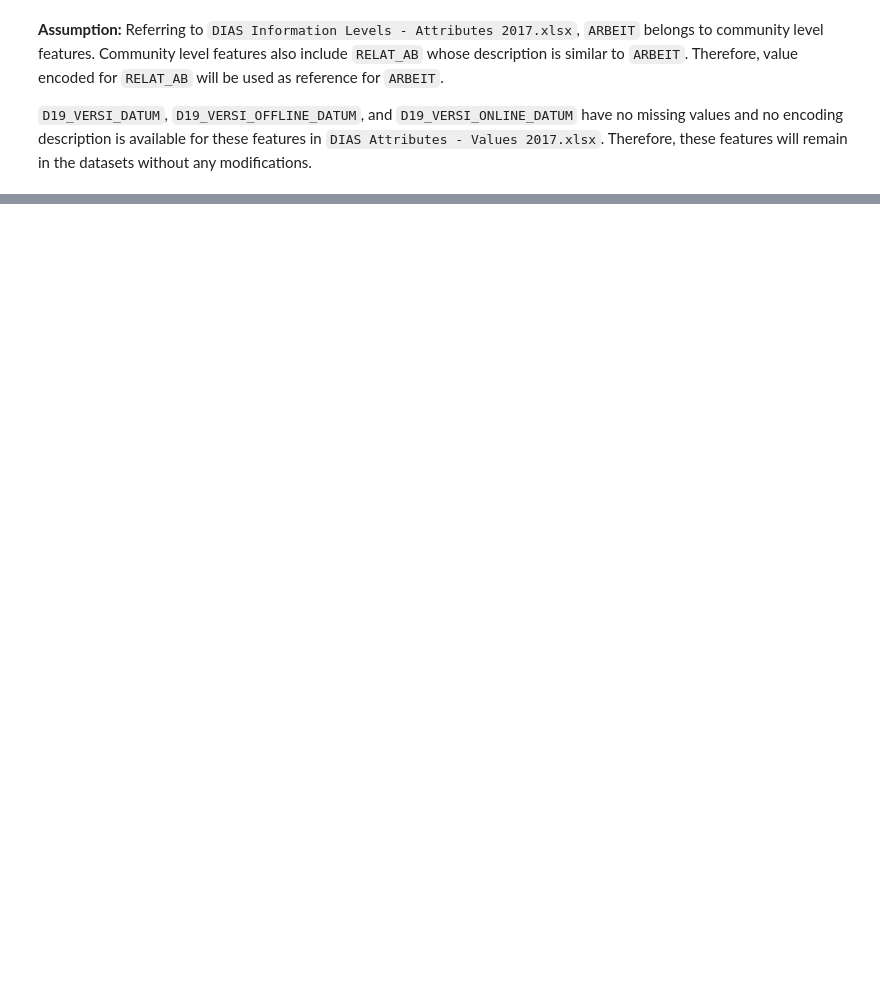
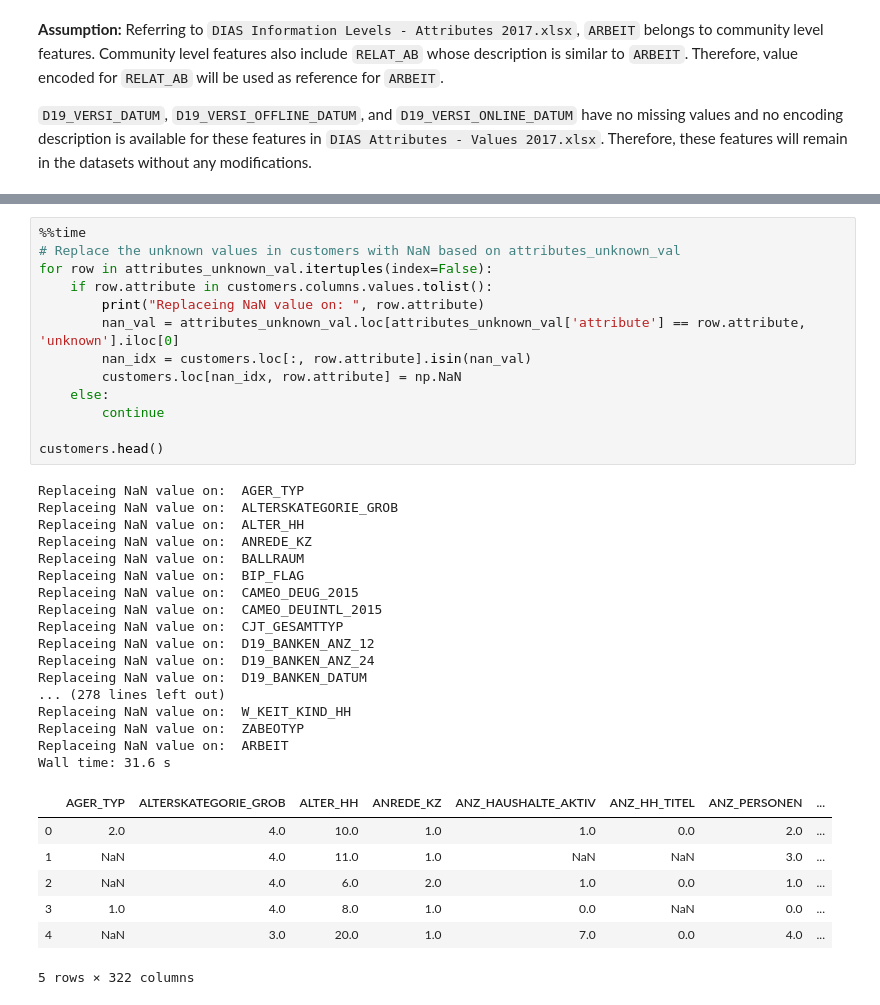
Before and after one commit to rezaabdullah/data_science_portfolio, a Jupyter notebook: capstone/Arvato_Project_Workbook_Draft.ipynb, the cells around one changed output, grey strips where cells are left out. Saved outputs shown, nothing was run; the diff lists cells and outputs as text; blank space fills up the shorter version.

```diff
--- a/capstone/Arvato_Project_Workbook_Draft.ipynb
+++ b/capstone/Arvato_Project_Workbook_Draft.ipynb
@@ -218,0 +297,38 @@ azdias_subset_distinct_val
+# %%
+%%time
+# Replace the unknown values in customers with NaN based on attributes_unknown_val
+for row in attributes_unknown_val.itertuples(index=False):
+    if row.attribute in customers.columns.values.tolist():
+        print("Replaceing NaN value on: ", row.attribute)
+        nan_val = attributes_unknown_val.loc[attributes_unknown_val['attribute'] == row.attribute, 'unknown'].iloc[0]
+        nan_idx = customers.loc[:, row.attribute].isin(nan_val)
+        customers.loc[nan_idx, row.attribute] = np.NaN
+    else:
+        continue
+
+customers.head()
+# %% [output]
+Replaceing NaN value on:  AGER_TYP
+Replaceing NaN value on:  ALTERSKATEGORIE_GROB
+Replaceing NaN value on:  ALTER_HH
+Replaceing NaN value on:  ANREDE_KZ
+Replaceing NaN value on:  BALLRAUM
+Replaceing NaN value on:  BIP_FLAG
+Replaceing NaN value on:  CAMEO_DEUG_2015
+Replaceing NaN value on:  CAMEO_DEUINTL_2015
+Replaceing NaN value on:  CJT_GESAMTTYP
+Replaceing NaN value on:  D19_BANKEN_ANZ_12
+Replaceing NaN value on:  D19_BANKEN_ANZ_24
+Replaceing NaN value on:  D19_BANKEN_DATUM
+... (278 lines left out)
+Replaceing NaN value on:  W_KEIT_KIND_HH
+Replaceing NaN value on:  ZABEOTYP
+Replaceing NaN value on:  ARBEIT
+Wall time: 31.6 s
+|  | AGER_TYP | ALTERSKATEGORIE_GROB | ALTER_HH | ANREDE_KZ | ANZ_HAUSHALTE_AKTIV | ANZ_HH_TITEL | ANZ_PERSONEN | ... |
+| 0 | 2.0 | 4.0 | 10.0 | 1.0 | 1.0 | 0.0 | 2.0 | ... |
+| 1 | NaN | 4.0 | 11.0 | 1.0 | NaN | NaN | 3.0 | ... |
+| 2 | NaN | 4.0 | 6.0 | 2.0 | 1.0 | 0.0 | 1.0 | ... |
+| 3 | 1.0 | 4.0 | 8.0 | 1.0 | 0.0 | NaN | 0.0 | ... |
+| 4 | NaN | 3.0 | 20.0 | 1.0 | 7.0 | 0.0 | 4.0 | ... |
+5 rows × 322 columns
```
Also changed, not shown: parts of 10 cells of this notebook.
